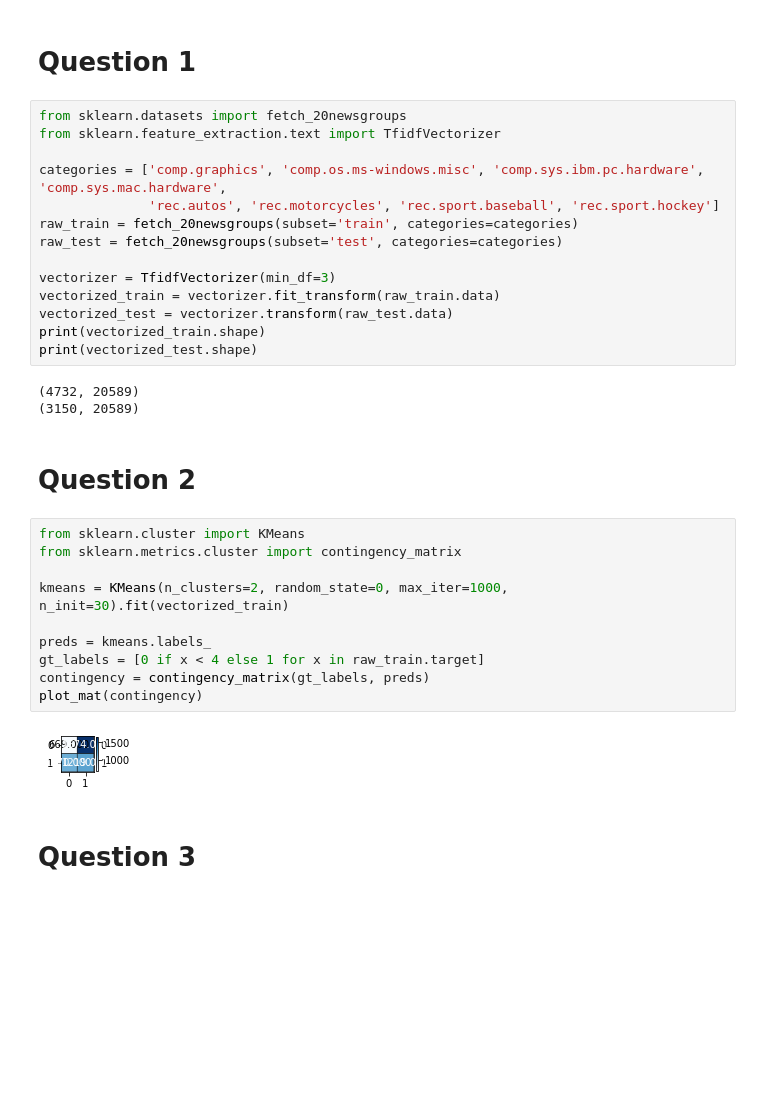
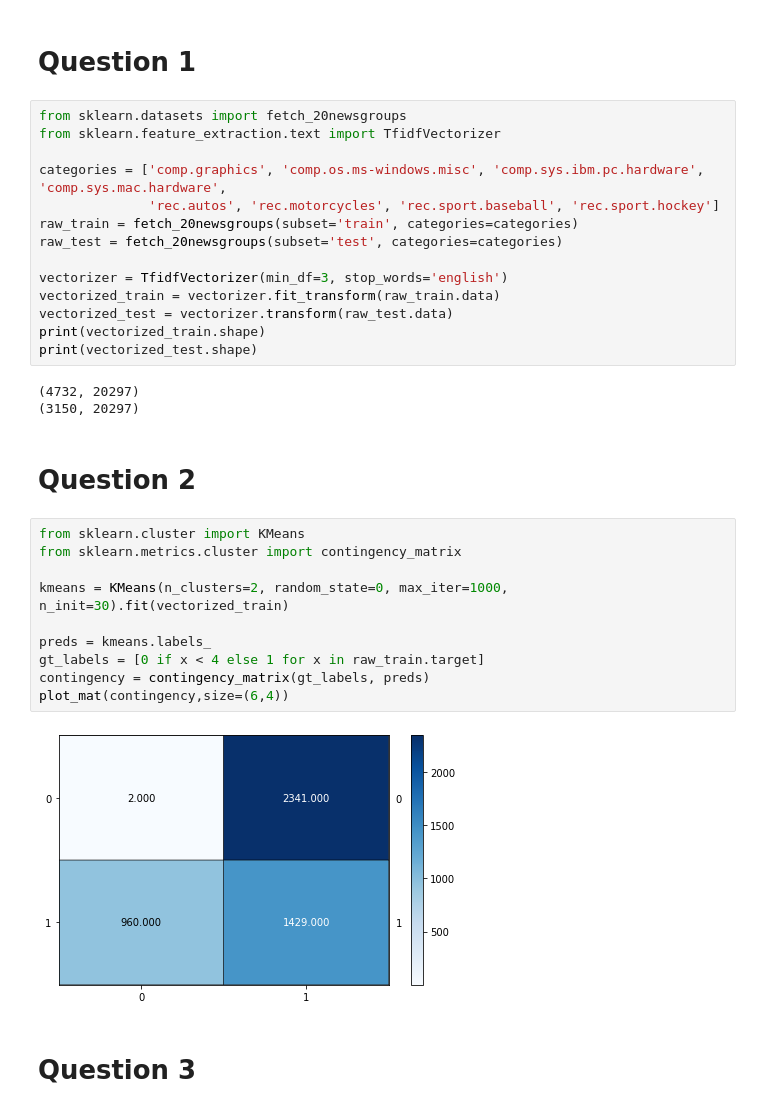
Before and after one commit to sarahwilen/EC-219, a Jupyter notebook: HW_2_Henry.ipynb, the cells around one changed output. Saved outputs shown, nothing was run; the diff lists cells and outputs as text; blank space fills up the shorter version.

```diff
--- a/HW_2_Henry.ipynb
+++ b/HW_2_Henry.ipynb
@@ -100,28 +100,28 @@ categories = ['comp.graphics', 'comp.os.ms-windows.misc', 'comp.sys.ibm.pc.hardw
 raw_train = fetch_20newsgroups(subset='train', categories=categories)
 raw_test = fetch_20newsgroups(subset='test', categories=categories)
 
-vectorizer = TfidfVectorizer(min_df=3)
+vectorizer = TfidfVectorizer(min_df=3, stop_words='english')
 vectorized_train = vectorizer.fit_transform(raw_train.data)
 vectorized_test = vectorizer.transform(raw_test.data)
 print(vectorized_train.shape)
 print(vectorized_test.shape)
 # %% [output]
-(4732, 20589)
-(3150, 20589)
+(4732, 20297)
+(3150, 20297)
 # %% [markdown]
 # Question 2
 # %%
 from sklearn.cluster import KMeans
 from sklearn.metrics.cluster import contingency_matrix
 
 kmeans = KMeans(n_clusters=2, random_state=0, max_iter=1000, n_init=30).fit(vectorized_train)
 
 preds = kmeans.labels_
 gt_labels = [0 if x < 4 else 1 for x in raw_train.target]
 contingency = contingency_matrix(gt_labels, preds)
-plot_mat(contingency)
+plot_mat(contingency,size=(6,4))
 # %% [output]
-[figure, old version]
+[figure, new version]
 # %% [markdown]
 # Question 3
 # %%
```
Also changed, not shown: parts of 25 cells of this notebook.
